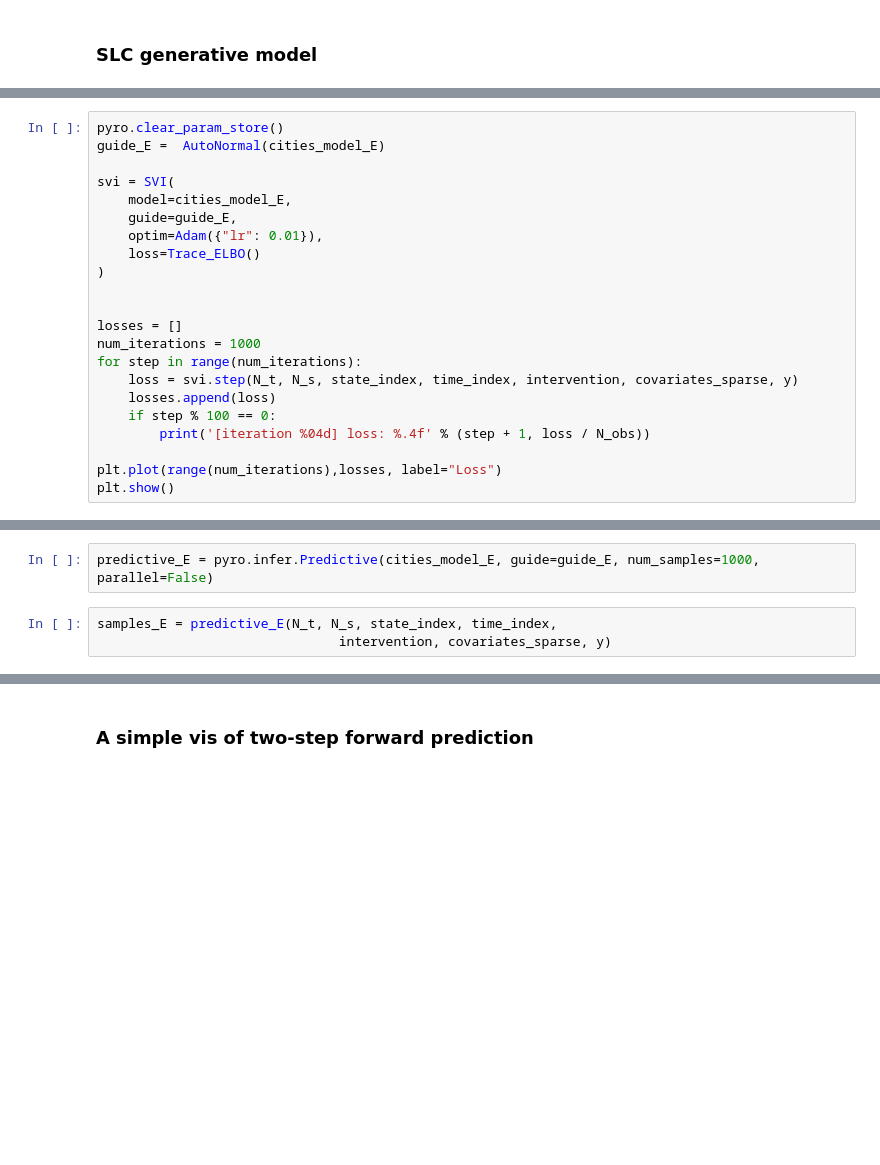
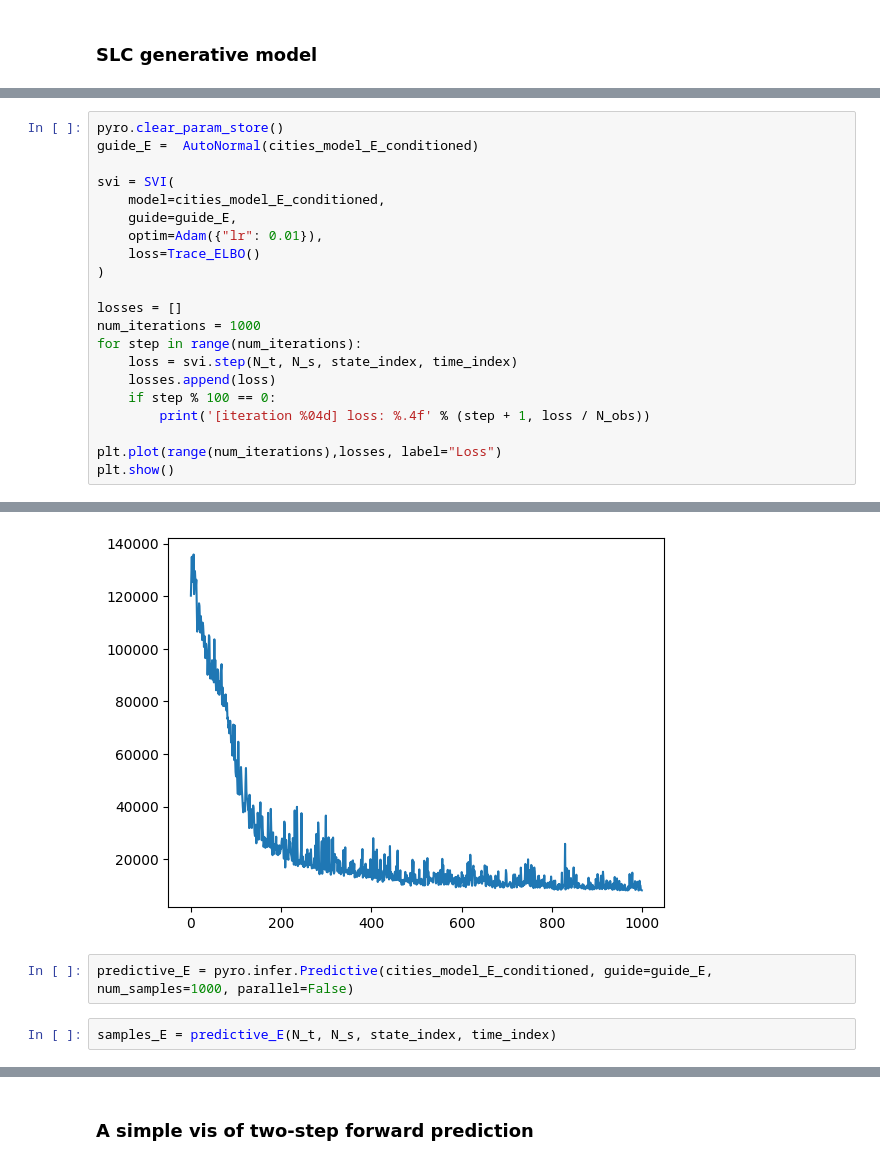
Before and after one commit to BasisResearch/cities, a Jupyter notebook: docs/experimental_notebooks/slc-cities-prototype.ipynb, the cells around one changed output, grey strips where cells are left out. Drawn from its saved outputs; the diff is of its cells as text; blank space fills up the shorter version.

Commit message:
model discussion prep

```diff
--- a/docs/experimental_notebooks/slc-cities-prototype.ipynb
+++ b/docs/experimental_notebooks/slc-cities-prototype.ipynb
@@ -923,22 +934,22 @@ sns.pairplot(predictive_copy[[intervention_variable, ])
 # %%
 pyro.clear_param_store()
-guide_E =  AutoNormal(cities_model_E)
+guide_E =  AutoNormal(cities_model_E_conditioned)
 
 svi = SVI(
-    model=cities_model_E,
+    model=cities_model_E_conditioned,
     guide=guide_E,
     optim=Adam({"lr": 0.01}),
     loss=Trace_ELBO()
 )
 
-
 losses = []
 num_iterations = 1000
 for step in range(num_iterations):
-    loss = svi.step(N_t, N_s, state_index, time_index, intervention, covariates_sparse, y)
+    loss = svi.step(N_t, N_s, state_index, time_index)
     losses.append(loss)
     if step % 100 == 0:
         print('[iteration %04d] loss: %.4f' % (step + 1, loss / N_obs))
 
 plt.plot(range(num_iterations),losses, label="Loss")
 plt.show()
+# %% [output]
@@ -945,8 +966,8 @@ plt.show()
+[figure, added]
 # %%
-predictive_E = pyro.infer.Predictive(cities_model_E, guide=guide_E, num_samples=1000, parallel=False)
+predictive_E = pyro.infer.Predictive(cities_model_E_conditioned, guide=guide_E, num_samples=1000, parallel=False)
 # %%
-samples_E = predictive_E(N_t, N_s, state_index, time_index,
-                               intervention, covariates_sparse, y)
+samples_E = predictive_E(N_t, N_s, state_index, time_index)
 # %%
 # estimate with covariates and latent confounders impacting covariates, intervention, and outcome
 tau_samples = samples_E['weight_TY'].squeeze().detach().numpy()
```
Also changed, not shown: parts of 26 cells of this notebook.
